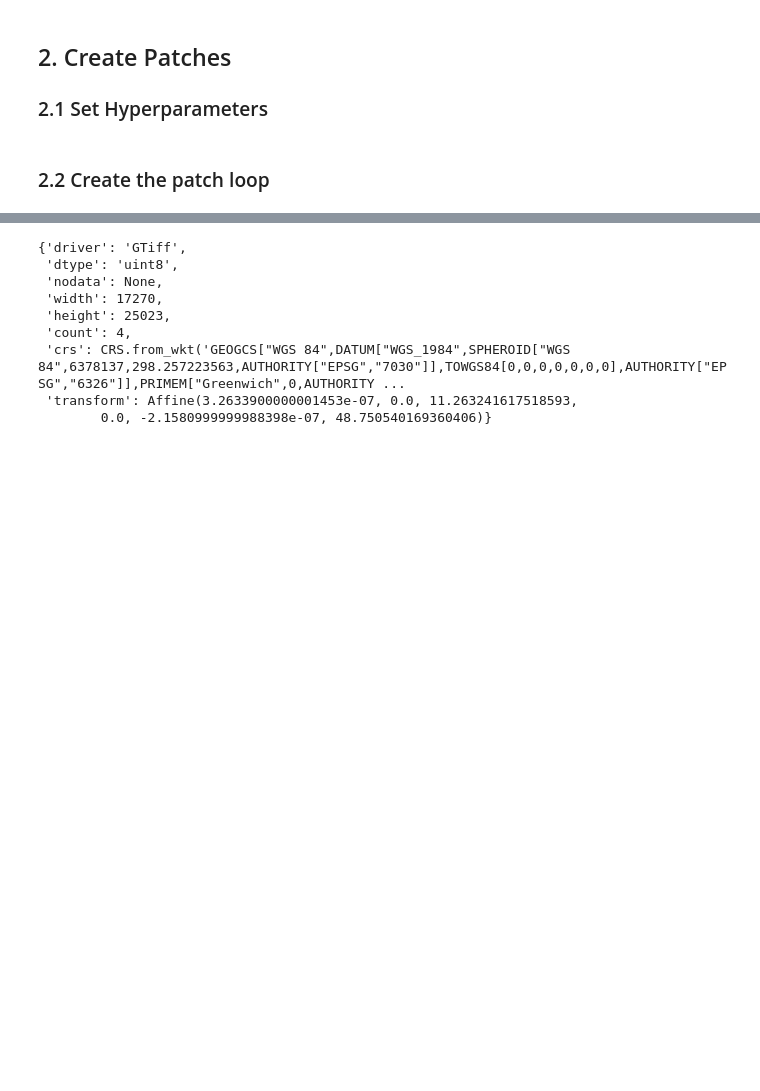
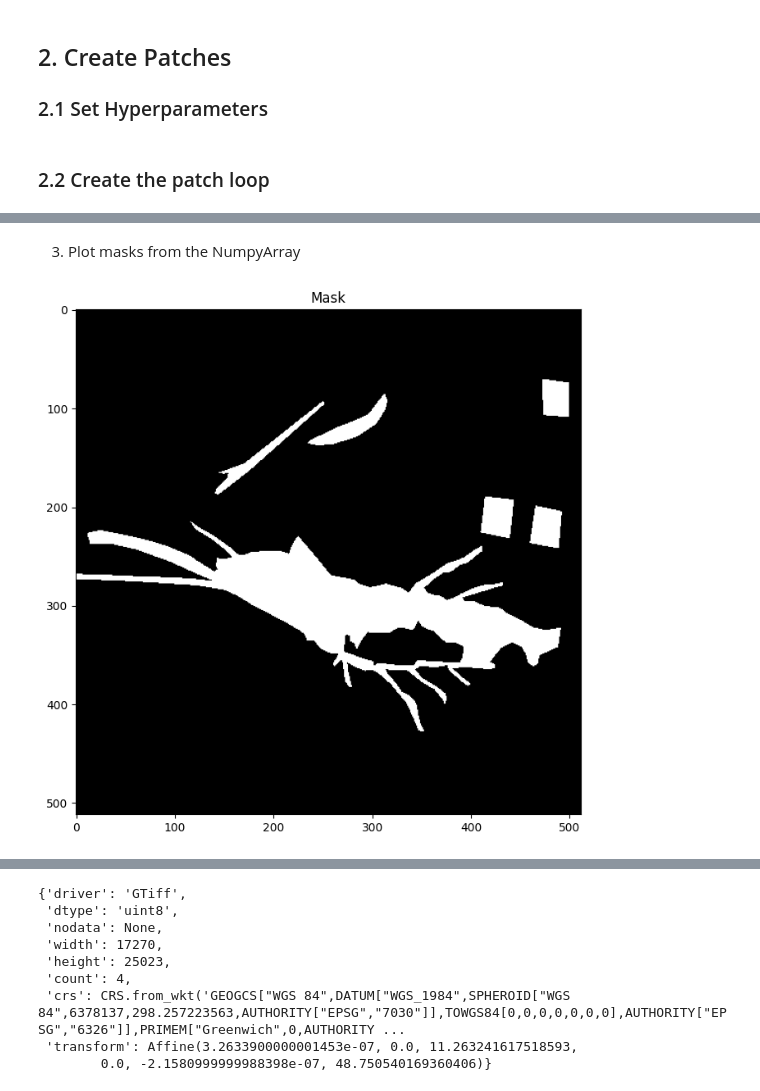
Before and after one commit to hiebschi/MoSE, a Jupyter notebook: preprocessing/preprocessing_data.ipynb, the cells around one changed output, grey strips where cells are left out. Saved outputs shown, nothing was run; the diff lists cells and outputs as text; code cells hidden in the pictures; blank space fills up the shorter version.

```diff
--- a/preprocessing/preprocessing_data.ipynb
+++ b/preprocessing/preprocessing_data.ipynb
@@ -144,0 +241,12 @@ print(f"{patch_id} Patches wurden erstellt und gespeichert in {output_gtif_dir}.
+# %% [markdown]
+3. Plot masks from the NumpyArray
+# %%
+# load
+test_mask_data_npy = np.load(test_nparr, allow_pickle=True).item().get("mask")  # Zugriff auf das Masken-Datenfeld
+
+fig, ax = plt.subplots(figsize=(8, 8))
+ax.imshow(test_mask_data_npy, cmap="gray")  # Masken als Graustufenbild anzeigen
+ax.set_title("Mask")
+plt.show()
+# %% [output]
+[figure, added]
```
Also changed, not shown: parts of 19 cells of this notebook, 1 other file.
